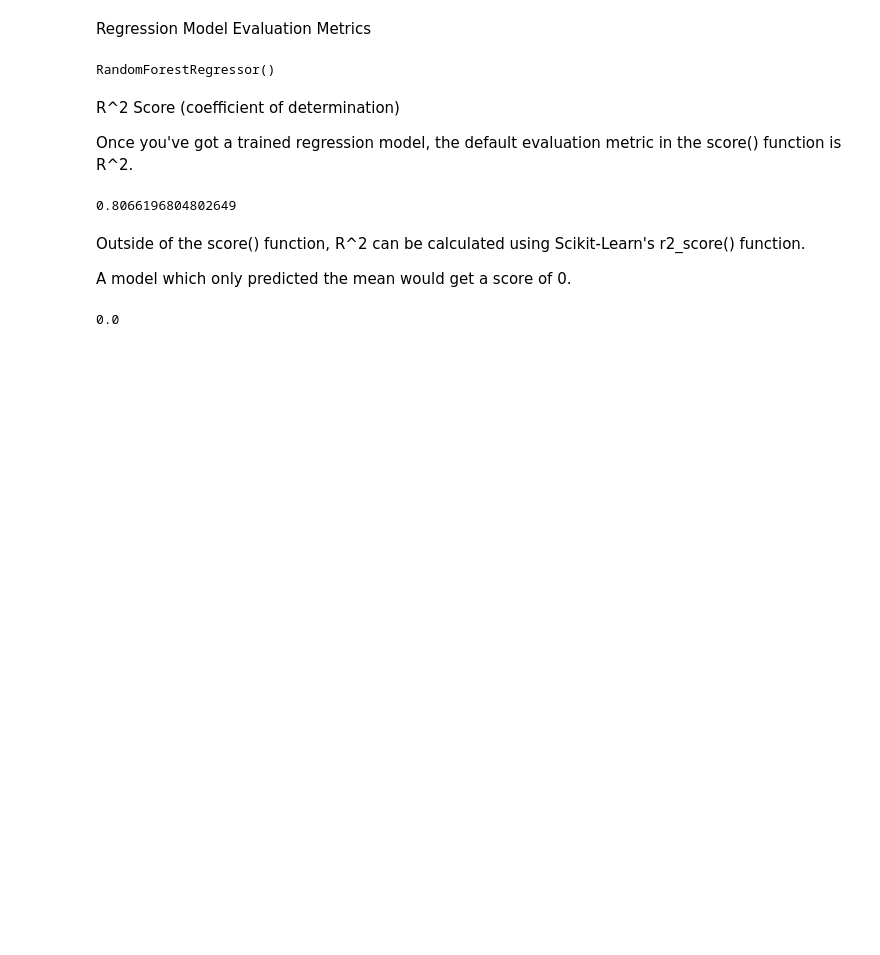
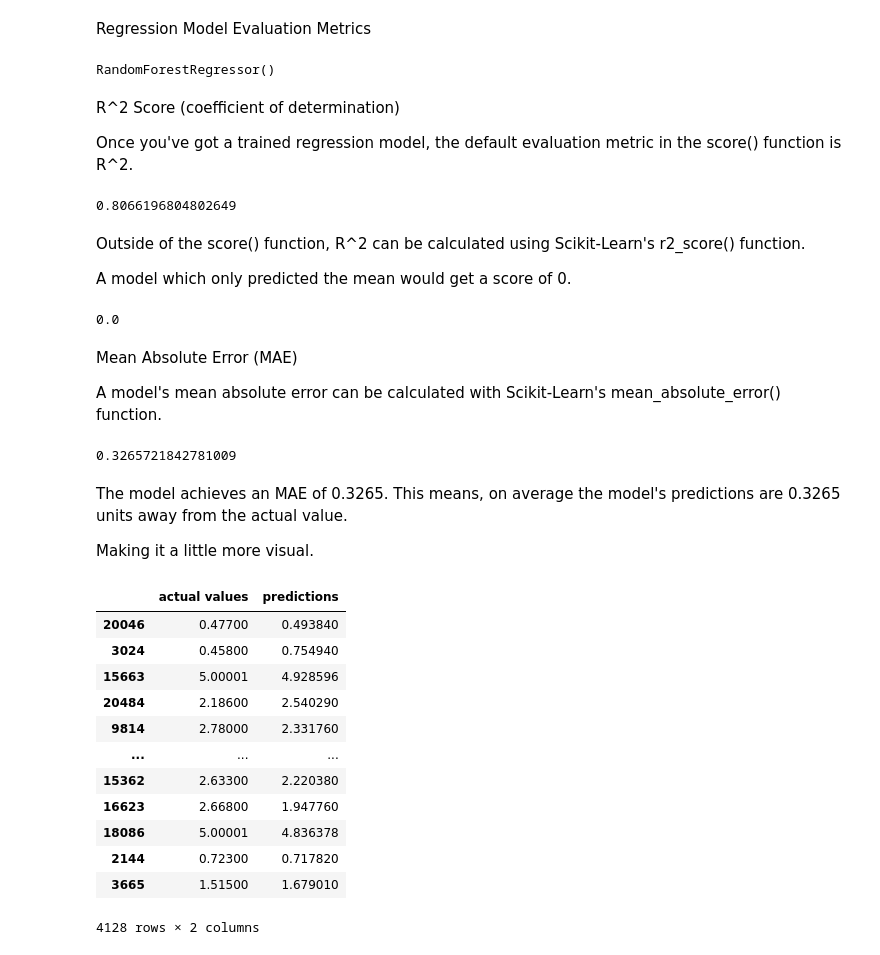
Before and after one commit to jeremysb1/datascience-ml, a Jupyter notebook: working_with_scikit_learn_models.ipynb, the cells around one changed output. Cells and saved outputs as stored; diff of their text form; code cells hidden in the pictures; blank space fills up the shorter version.

```diff
--- a/working_with_scikit_learn_models.ipynb
+++ b/working_with_scikit_learn_models.ipynb
@@ -603,3 +603,37 @@ y_test_mean = np.full(len(y_test), y_test.mean())
 r2_score(y_test, y_test_mean)
 # %% [output]
 0.0
+# %% [markdown]
+Mean Absolute Error (MAE)
+
+A model's mean absolute error can be calculated with Scikit-Learn's mean_absolute_error() function.
+# %%
+# mean absolute error
+from sklearn.metrics import mean_absolute_error
+
+y_preds = model.predict(X_test)
+mae = mean_absolute_error(y_test, y_preds)
+mae
+# %% [output]
+0.3265721842781009
+# %% [markdown]
+The model achieves an MAE of 0.3265. This means, on average the model's predictions are 0.3265 units away from the actual value.
+
+Making it a little more visual.
+# %%
+df = pd.DataFrame(data={"actual values": y_test, "predictions": y_preds})
+df
+# %% [output]
+|  | actual values | predictions |
+| 20046 | 0.47700 | 0.493840 |
+| 3024 | 0.45800 | 0.754940 |
+| 15663 | 5.00001 | 4.928596 |
+| 20484 | 2.18600 | 2.540290 |
+| 9814 | 2.78000 | 2.331760 |
+| ... | ... | ... |
+| 15362 | 2.63300 | 2.220380 |
+| 16623 | 2.66800 | 1.947760 |
+| 18086 | 5.00001 | 4.836378 |
+| 2144 | 0.72300 | 0.717820 |
+| 3665 | 1.51500 | 1.679010 |
+4128 rows × 2 columns
```
Also changed, not shown: parts of 1 cell of this notebook.
